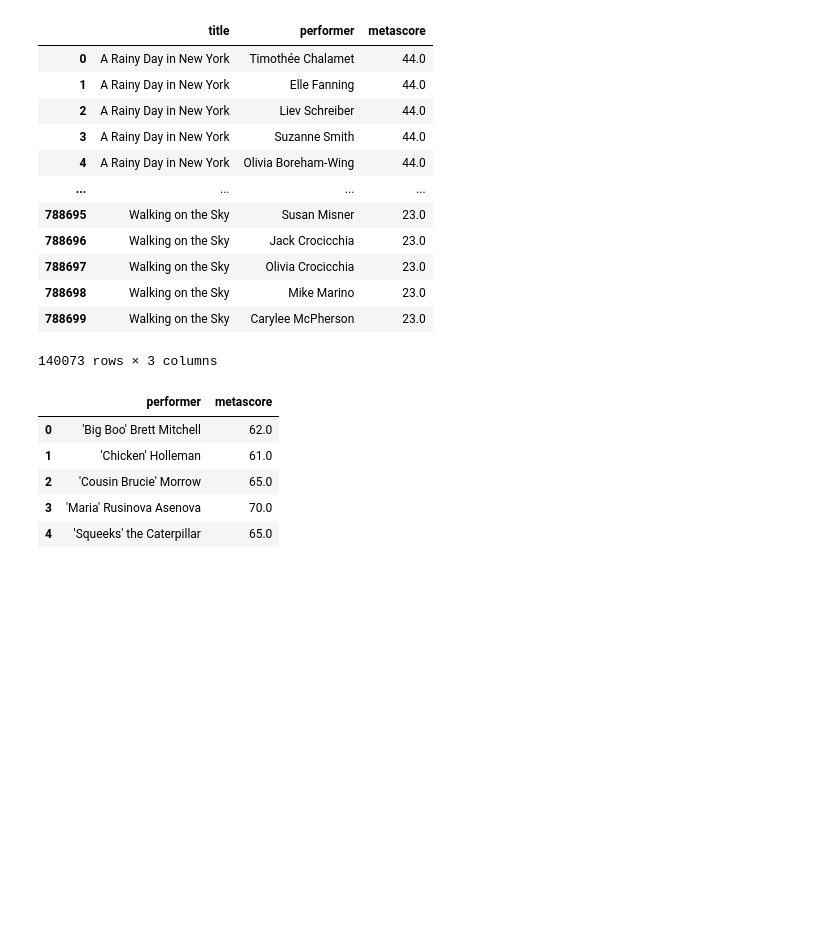
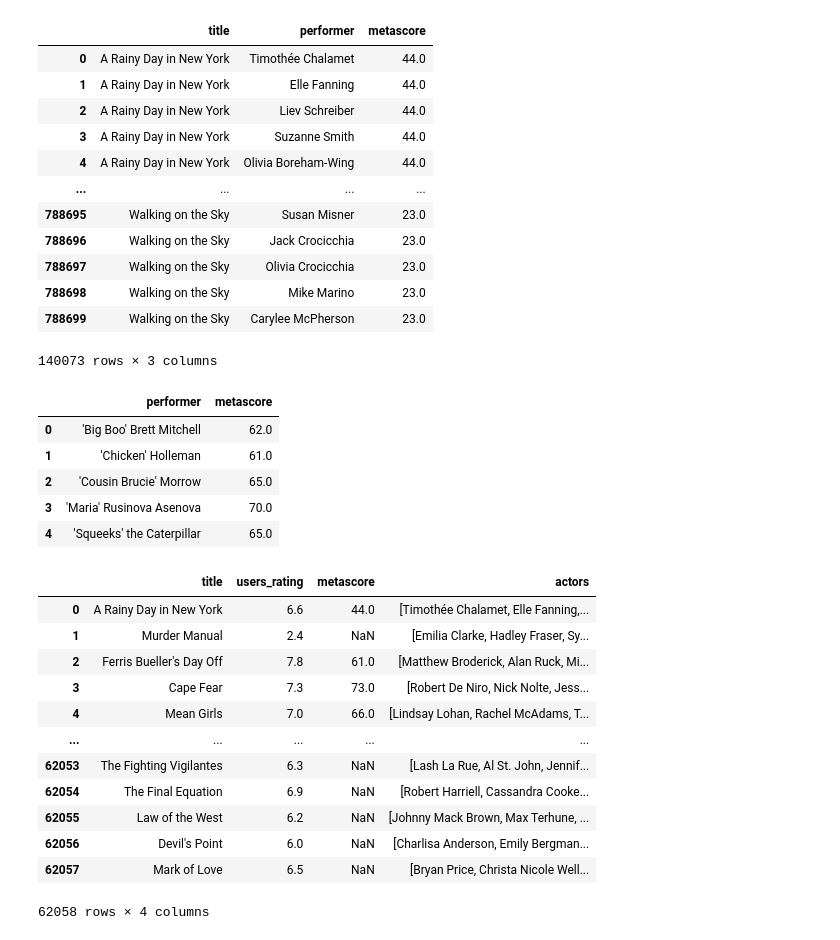
Before and after one commit to NKS8/Rutgers_DS_Project_2, a Jupyter notebook: actor_list/actor_performance.ipynb, the cells around one changed output. Drawn from its saved outputs; the diff is of its cells as text; code cells hidden in the pictures; blank space fills up the shorter version.

```diff
--- a/actor_list/actor_performance.ipynb
+++ b/actor_list/actor_performance.ipynb
@@ -140,0 +143,16 @@ meta_df.head()
+# %%
+j_df
+# %% [output]
+|  | title | users_rating | metascore | actors |
+| 0 | A Rainy Day in New York | 6.6 | 44.0 | [Timothée Chalamet, Elle Fanning,... |
+| 1 | Murder Manual | 2.4 | NaN | [Emilia Clarke, Hadley Fraser, Sy... |
+| 2 | Ferris Bueller's Day Off | 7.8 | 61.0 | [Matthew Broderick, Alan Ruck, Mi... |
+| 3 | Cape Fear | 7.3 | 73.0 | [Robert De Niro, Nick Nolte, Jess... |
+| 4 | Mean Girls | 7.0 | 66.0 | [Lindsay Lohan, Rachel McAdams, T... |
+| ... | ... | ... | ... | ... |
+| 62053 | The Fighting Vigilantes | 6.3 | NaN | [Lash La Rue, Al St. John, Jennif... |
+| 62054 | The Final Equation | 6.9 | NaN | [Robert Harriell, Cassandra Cooke... |
+| 62055 | Law of the West | 6.2 | NaN | [Johnny Mack Brown, Max Terhune, ... |
+| 62056 | Devil's Point | 6.0 | NaN | [Charlisa Anderson, Emily Bergman... |
+| 62057 | Mark of Love | 6.5 | NaN | [Bryan Price, Christa Nicole Well... |
+62058 rows × 4 columns
```
Also changed, not shown: parts of 6 cells of this notebook, 1 other file.
